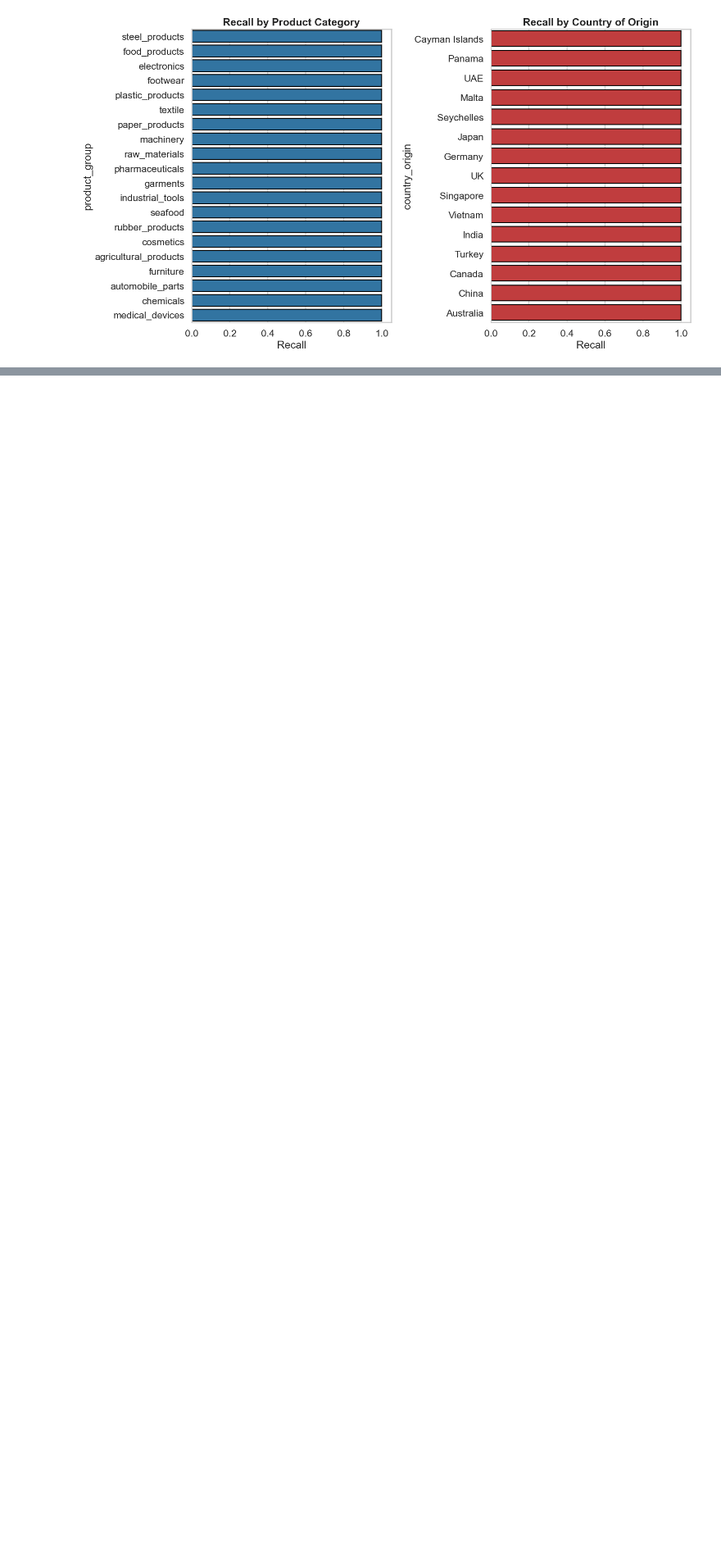
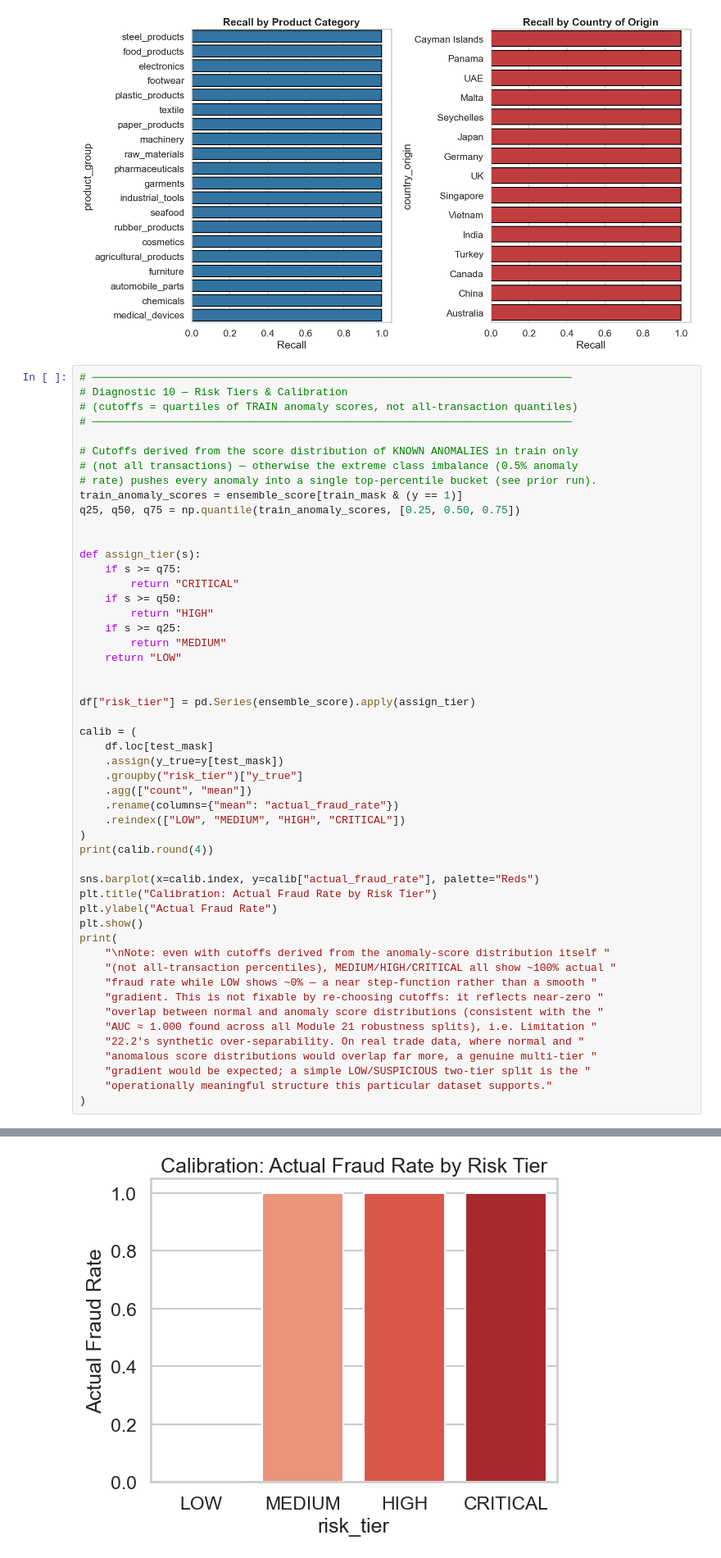
Before and after one commit to FullStackAnalyst/Data-Engineering, a Jupyter notebook: PYTHON/TBML.ipynb, the cells around one changed output, grey strips where cells are left out. Shown at 82% size. Cells and saved outputs as stored; diff of their text form; blank space fills up the shorter version.

```diff
--- a/PYTHON/TBML.ipynb
+++ b/PYTHON/TBML.ipynb
@@ -2259,3 +2474,55 @@ plt.show()
 
 Note: segments with n_actual_fraud = 0 show recall = 0/0 → reported as 0.0 (zero_division=0); this reflects no positive examples in that segment within this test split, not a genuine detection failure ...
 [figure]
+# %%
+# ───────────────────────────────────────────────────────────────────────────
+# Diagnostic 10 — Risk Tiers & Calibration
+# (cutoffs = quartiles of TRAIN anomaly scores, not all-transaction quantiles)
+# ───────────────────────────────────────────────────────────────────────────
+
+# Cutoffs derived from the score distribution of KNOWN ANOMALIES in train only
+# (not all transactions) — otherwise the extreme class imbalance (0.5% anomaly
+# rate) pushes every anomaly into a single top-percentile bucket (see prior run).
+train_anomaly_scores = ensemble_score[train_mask & (y == 1)]
+q25, q50, q75 = np.quantile(train_anomaly_scores, [0.25, 0.50, 0.75])
+
+
+def assign_tier(s):
+    if s >= q75:
+        return "CRITICAL"
+    if s >= q50:
+        return "HIGH"
+    if s >= q25:
+        return "MEDIUM"
+    return "LOW"
+
+
+df["risk_tier"] = pd.Series(ensemble_score).apply(assign_tier)
+
+calib = (
+    df.loc[test_mask]
+    .assign(y_true=y[test_mask])
+    .groupby("risk_tier")["y_true"]
+    .agg(["count", "mean"])
+    .rename(columns={"mean": "actual_fraud_rate"})
+    .reindex(["LOW", "MEDIUM", "HIGH", "CRITICAL"])
+)
+print(calib.round(4))
+
+sns.barplot(x=calib.index, y=calib["actual_fraud_rate"], palette="Reds")
+plt.title("Calibration: Actual Fraud Rate by Risk Tier")
+plt.ylabel("Actual Fraud Rate")
+plt.show()
+print(
+    "\nNote: even with cutoffs derived from the anomaly-score distribution itself "
+    "(not all-transaction percentiles), MEDIUM/HIGH/CRITICAL all show ~100% actual "
+    "fraud rate while LOW shows ~0% — a near step-function rather than a smooth "
+    "gradient. This is not fixable by re-choosing cutoffs: it reflects near-zero "
+    "overlap between normal and anomaly score distributions (consistent with the "
+    "AUC ≈ 1.000 found across all Module 21 robustness splits), i.e. Limitation "
+    "22.2's synthetic over-separability. On real trade data, where normal and "
+    "anomalous score distributions would overlap far more, a genuine multi-tier "
+    "gradient would be expected; a simple LOW/SUSPICIOUS two-tier split is the "
+    "operationally meaningful structure this particular dataset supports."
+)
+# %% [output]
@@ -2261,0 +2535 @@ Note: segments with n_actual_fraud = 0 show recall = 0/0 → reported as 0.0 (ze
+[figure, added]
```
Also changed, not shown: parts of 14 cells of this notebook.
